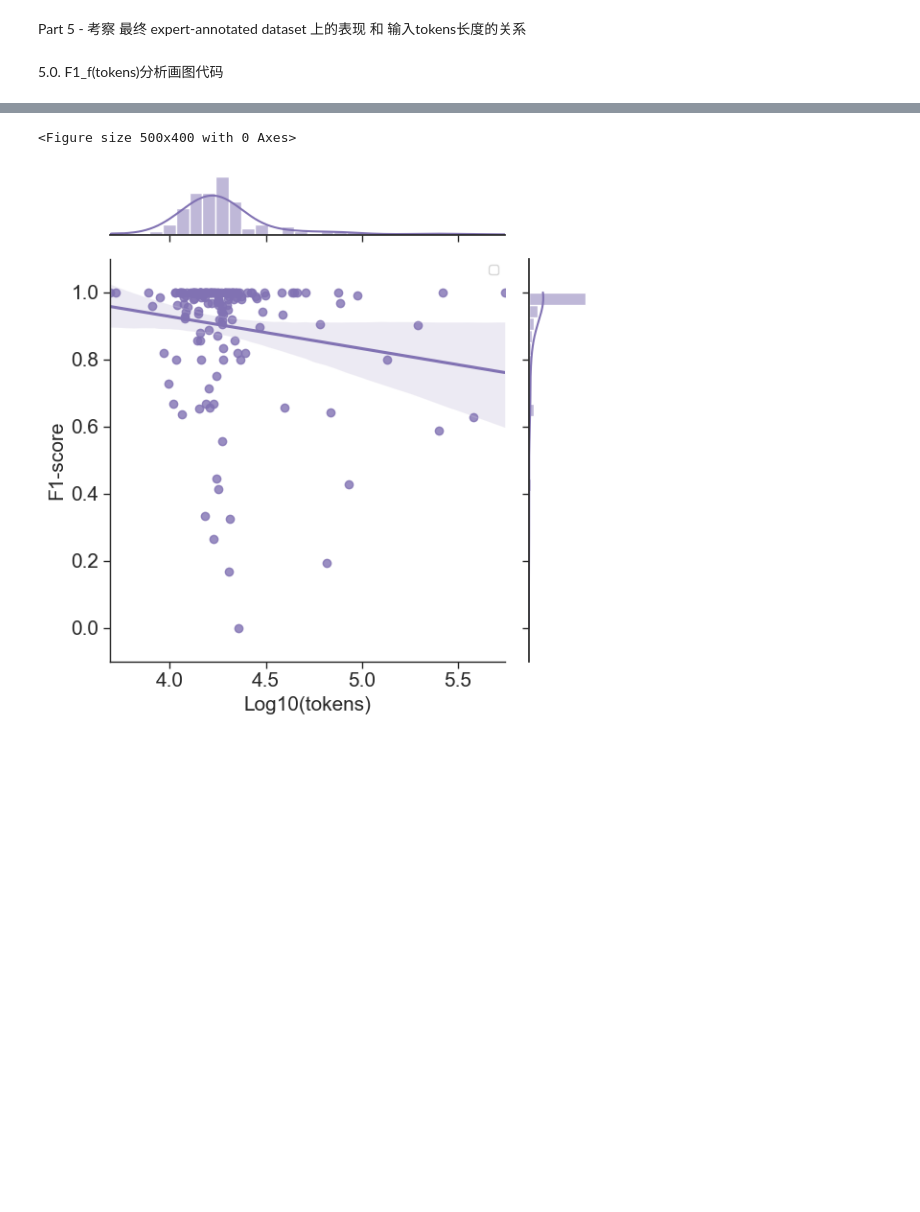
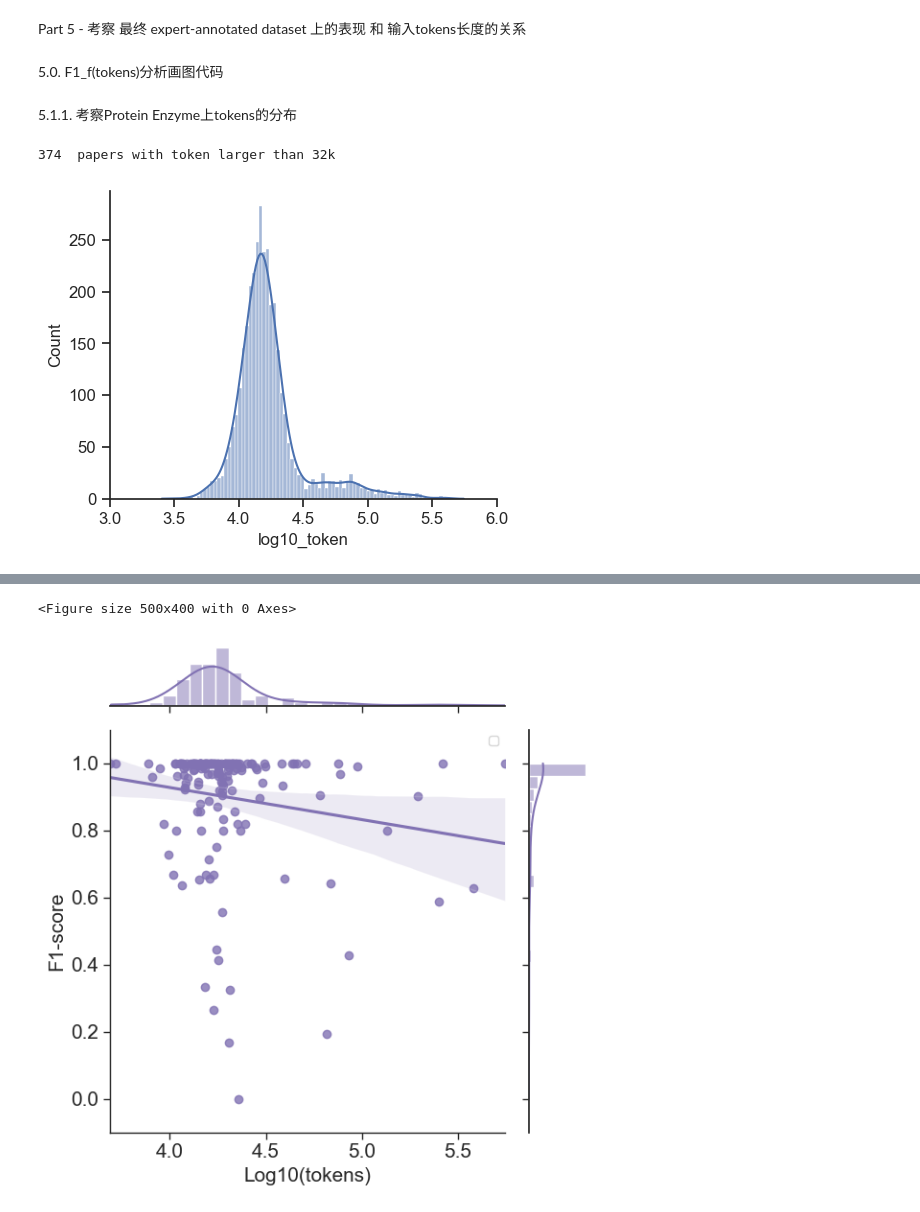
Before and after one commit to JackKuo666/LLM-BioDataExtractor, a Jupyter notebook: analyze_code/analyzing.ipynb, the cells around one changed output, grey strips where cells are left out. Cells and saved outputs as stored; diff of their text form; code cells hidden in the pictures; blank space fills up the shorter version.

```diff
--- a/analyze_code/analyzing.ipynb
+++ b/analyze_code/analyzing.ipynb
@@ -700,3 +944,14 @@ def plot_regression_f1_golden_tokens(df):
     plt.show()
 
     return g
+# %% [markdown]
+5.1.1. 考察Protein Enzyme上tokens的分布
+# %%
+token_path = 'data/token_length/Protein_enzyme_cal_tokens.csv'
+fig = plot_histogram_of_token(token_path)
+# 存储图
+# fig.savefig('figure/fig.S2d.svg', format='svg', bbox_inches='tight')
+# fig.savefig('figure/fig.S2d.png', format='png', dpi=300, bbox_inches='tight')
+# %% [output]
+374  papers with token larger than 32k
+[figure, added]
```
Also changed, not shown: parts of 45 cells of this notebook.
